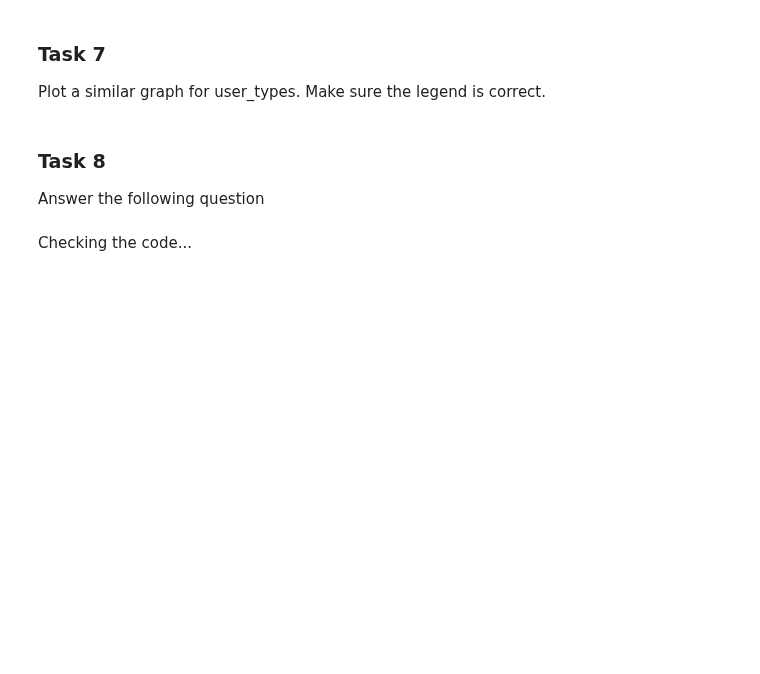
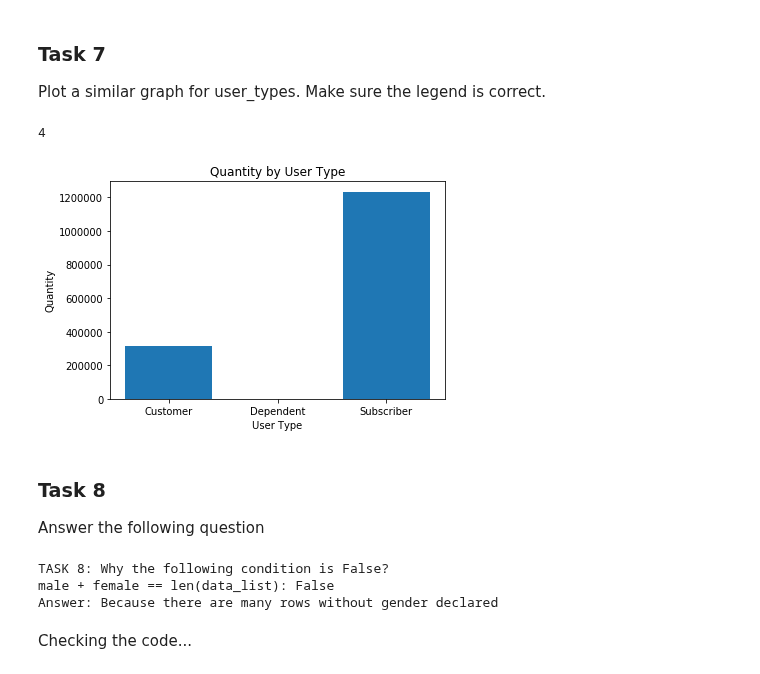
Before and after one commit to romulets/chicago-bikshare-data, a Jupyter notebook: chicago_bikeshare.ipynb, the cells around one changed output. Saved outputs shown, nothing was run; the diff lists cells and outputs as text; code cells hidden in the pictures; blank space fills up the shorter version.

```diff
--- a/chicago_bikeshare.ipynb
+++ b/chicago_bikeshare.ipynb
@@ -39,0 +38,3 @@ Print the first 20 rows using a loop to identify the data.
+# %%
+for data in data_list[1:20]:
+    print(data)
@@ -44,0 +64,3 @@ Print the `gender` of the first 20 rows
+# %%
+for data in data_list[1:20]:
+    print(data[6])
@@ -48,8 +89,15 @@ Create a function to add the columns(features) of a `list in` another `list in`
-# %%
-def column_to_list(data, index):
-    column_list = []
-    # Tip: You can use a for to iterate over the samples, get the feature by index and append into a list
-    return column_list
+# %%
+def column_to_list(data, index):
+    """
+      Get a data set and returns just the desired column (removing header)
+      Args:
+          param1: The data set
+          param2: The position of the column
+      Returns:
+          List with the column's data
+
+    """
+    return list(map(lambda d: d[index], data[1:]))
 # %% [markdown]
 Checking the code...
 # %%
@@ -121,3 +197,19 @@ Plot a similar graph for user_types. Make sure the legend is correct.
+# %%
+user_types = column_to_list(data_list, -3)
+customer = len(list(filter(lambda u: u.lower() == 'customer', user_types)))
+dependent = len(list(filter(lambda u: u.lower() == 'dependent', user_types)))
+subscriber = len(list(filter(lambda u: u.lower() == 'subscriber', user_types)))
+
+y_pos = list(range(3))
+plt.bar(y_pos, [customer, dependent, subscriber])
+plt.ylabel('Quantity')
+plt.xlabel('User Type')
+plt.xticks(y_pos, ['Customer', 'Dependent', 'Subscriber'])
+plt.title('Quantity by User Type')
+plt.show(block=True)
+# %% [output]
+4
+[figure, added]
 # %% [markdown]
 ### Task 8
 Answer the following question
@@ -125,8 +217,12 @@ Answer the following question
 male, female = count_gender(data_list)
 print("\nTASK 8: Why the following condition is False?")
 print("male + female == len(data_list):", male + female == len(data_list))
-answer = "Type your answer here."
+answer = "Because there are many rows without declared gender"
 print("Answer:", answer)
+# %% [output]
+TASK 8: Why the following condition is False?
+male + female == len(data_list): False
+Answer: Because there are many rows without gender declared
 # %% [markdown]
 Checking the code...
 # %%
```
Also changed, not shown: parts of 22 cells of this notebook.
